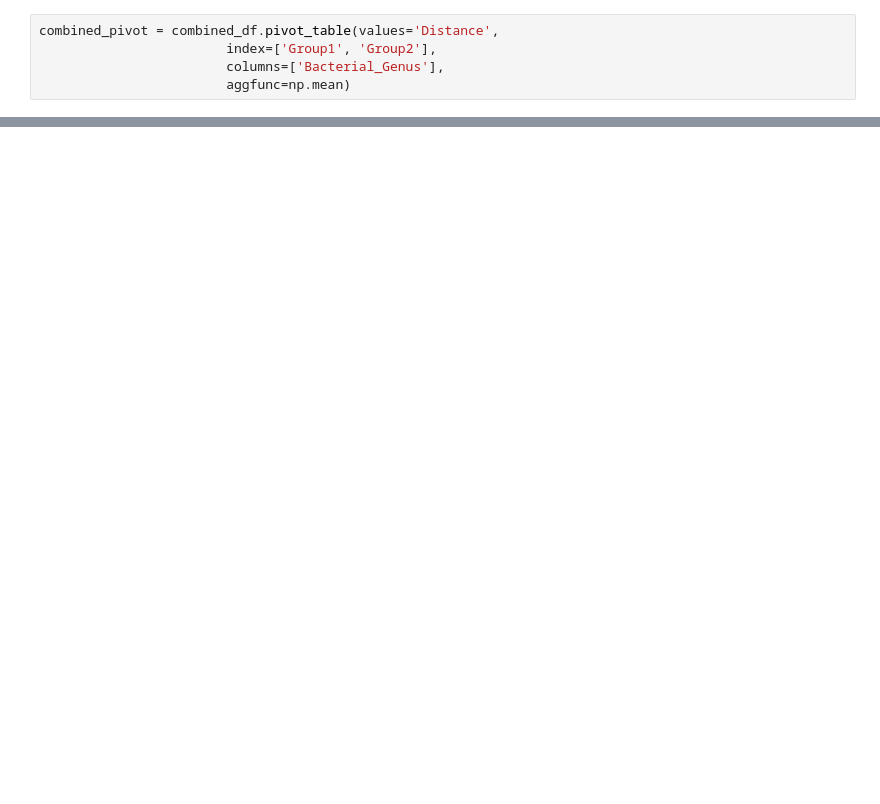
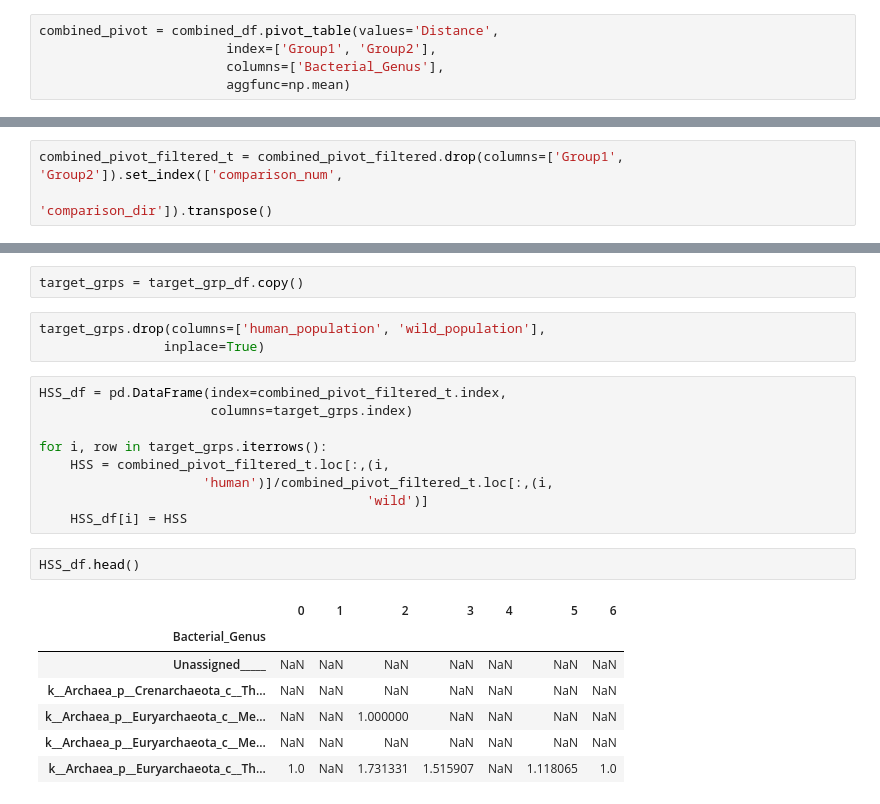
Before and after one commit to CUMoellerLab/Houtz_etal_2021-NHP_microbiome, a Jupyter notebook: 02-Host_specificity_score-Python.ipynb, the cells around one changed output, grey strips where cells are left out. Drawn from its saved outputs; the diff is of its cells as text; blank space fills up the shorter version.

```diff
--- a/02-Host_specificity_score-Python.ipynb
+++ b/02-Host_specificity_score-Python.ipynb
@@ -109,0 +136,3 @@ combined_pivot
+# %%
+combined_pivot_filtered_t = combined_pivot_filtered.drop(columns=['Group1', 'Group2']).set_index(['comparison_num',
+                                                                            'comparison_dir']).transpose()
@@ -109,0 +150,24 @@ combined_pivot
+# %%
+target_grps = target_grp_df.copy()
+# %%
+target_grps.drop(columns=['human_population', 'wild_population'],
+                inplace=True)
+# %%
+HSS_df = pd.DataFrame(index=combined_pivot_filtered_t.index,
+                      columns=target_grps.index)
+
+for i, row in target_grps.iterrows():
+    HSS = combined_pivot_filtered_t.loc[:,(i,
+                     'human')]/combined_pivot_filtered_t.loc[:,(i,
+                                          'wild')]
+    HSS_df[i] = HSS
+# %%
+HSS_df.head()
+# %% [output]
+|  | 0 | 1 | 2 | 3 | 4 | 5 | 6 |
+| Bacterial_Genus |  |  |  |  |  |  |  |
+| Unassigned_____ | NaN | NaN | NaN | NaN | NaN | NaN | NaN |
+| k__Archaea_p__Crenarchaeota_c__Th... | NaN | NaN | NaN | NaN | NaN | NaN | NaN |
+| k__Archaea_p__Euryarchaeota_c__Me... | NaN | NaN | 1.000000 | NaN | NaN | NaN | NaN |
+| k__Archaea_p__Euryarchaeota_c__Me... | NaN | NaN | NaN | NaN | NaN | NaN | NaN |
+| k__Archaea_p__Euryarchaeota_c__Th... | 1.0 | NaN | 1.731331 | 1.515907 | NaN | 1.118065 | 1.0 |
```
Also changed, not shown: parts of 40 cells of this notebook, 1 other file.
